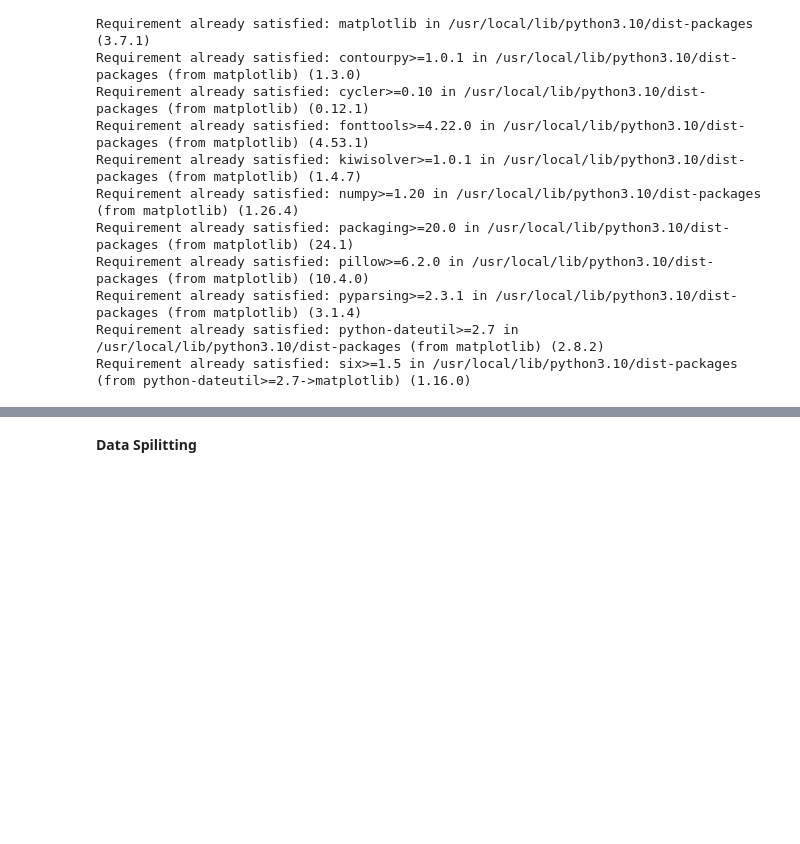
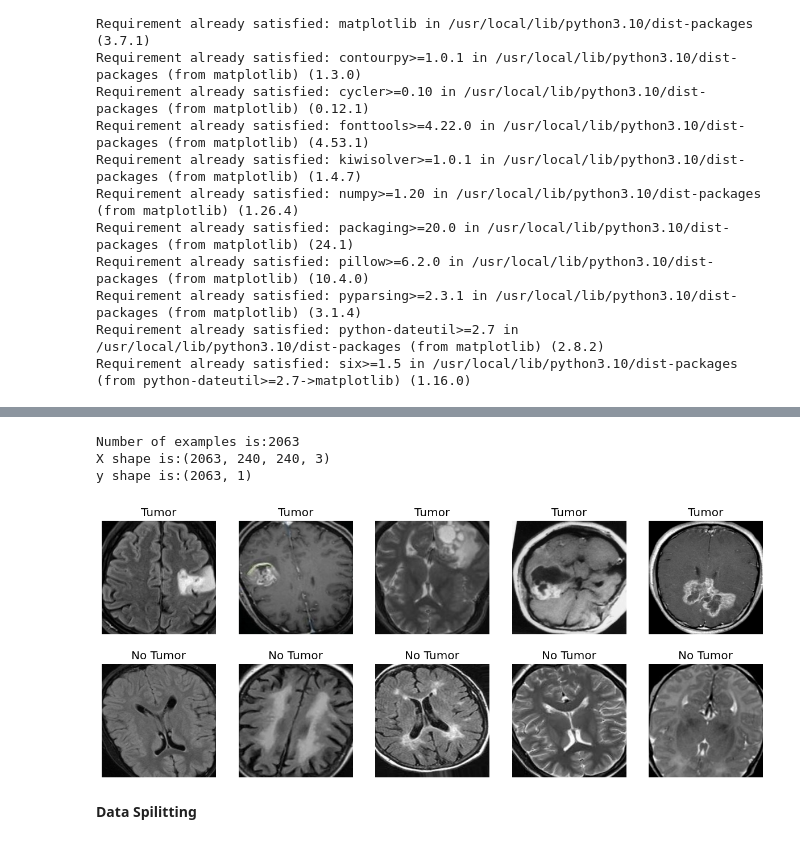
Before and after one commit to syedabusafwan/syedabusafwan, a Jupyter notebook: BrainTumorClassification.ipynb, the cells around one changed output, grey strips where cells are left out. Cells and saved outputs as stored; diff of their text form; code cells hidden in the pictures; blank space fills up the shorter version.

```diff
--- a/BrainTumorClassification.ipynb
+++ b/BrainTumorClassification.ipynb
@@ -335,0 +344,12 @@ array([[[34, 34, 34],
+# %%
+folder1 = '/content/train/augmented_data/no/'
+folder2 = '/content/train/augmented_data/yes/'
+
+for filename in os.listdir(folder1):
+    img = cv2.imread(folder1 + filename)
+    img = crop_brain_tumor(img, False)
+    cv2.imwrite(folder1 + filename, img)
+for filename in os.listdir(folder2):
+    img = cv2.imread(folder2 + filename)
+    img = crop_brain_tumor(img, False)
+    cv2.imwrite(folder2 + filename, img)
@@ -336,2 +401,43 @@ array([[[34, 34, 34],
+# %%
+augmented_path = '/content/train/augmented_data/'
+augmented_yes = augmented_path + 'yes'
+augmented_no = augmented_path + 'no'
+
+IMG_WIDTH, IMG_HEIGHT = (240,240)
+
+X, y = load_data([augmented_yes, augmented_no], (IMG_WIDTH, IMG_HEIGHT))
+# %% [output]
+Number of examples is:2063
+X shape is:(2063, 240, 240, 3)
+y shape is:(2063, 1)
+# %%
+# prompt: plot sample images tumor non tumor 10 samples with easy code
+
+import matplotlib.pyplot as plt
+
+# Assuming X and y are your data and labels
+# Select 10 samples with tumor (y == 1)
+tumor_samples = X[y.flatten() == 1][:5]
+# Select 10 samples without tumor (y == 0)
+no_tumor_samples = X[y.flatten() == 0][:5]
+
+# Create a figure with subplots
+fig, axes = plt.subplots(2, 5, figsize=(15, 6))
+
+# Plot the tumor samples
+for i, sample in enumerate(tumor_samples):
+  axes[0, i].imshow(sample)
+  axes[0, i].axis('off')
+  axes[0, i].set_title('Tumor')
+
+# Plot the no-tumor samples
+for i, sample in enumerate(no_tumor_samples):
+  axes[1, i].imshow(sample)
+  axes[1, i].axis('off')
+  axes[1, i].set_title('No Tumor')
+
+plt.show()
+# %% [output]
+[figure, added]
 # %% [markdown]
 **Data Spilitting**
```
Also changed, not shown: parts of 33 cells of this notebook.
